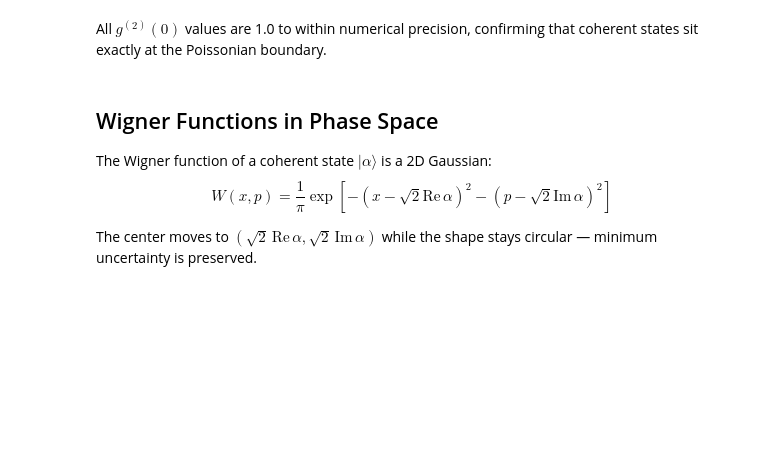
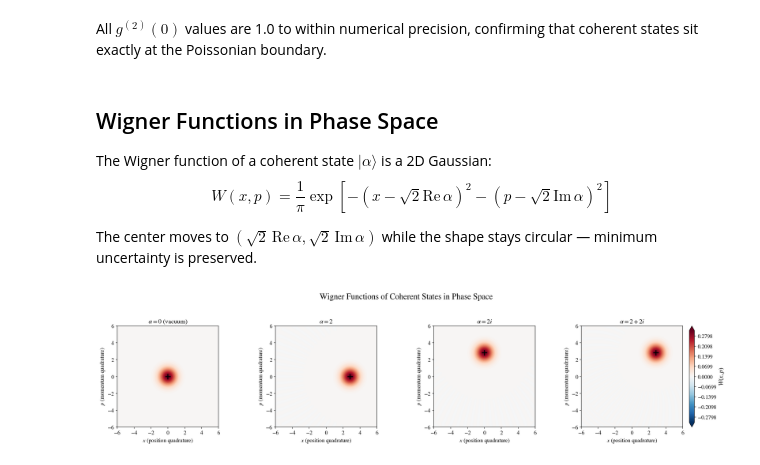
Before and after one commit to abbas-ahmad-cowlar/quantum-states-of-light, a Jupyter notebook: notebooks/02_coherent_states.ipynb, the cells around one changed output. Saved outputs shown, nothing was run; the diff lists cells and outputs as text; code cells hidden in the pictures; blank space fills up the shorter version.

Commit message:
Add 02 coherent states cell 19: fig, axes = plt.subplots(1, 4, figsize=(20, 4.5))

```diff
--- a/notebooks/02_coherent_states.ipynb
+++ b/notebooks/02_coherent_states.ipynb
@@ -298,3 +298,29 @@ $$W(x, p) = \frac{1}{\pi} \exp\left[-(x - \sqrt{2}\text{Re}\,\alpha)^2
 
 The center moves to $(\sqrt{2}\,\text{Re}\,\alpha, \sqrt{2}\,\text{Im}\,\alpha)$
 while the shape stays circular — minimum uncertainty is preserved.
+# %%
+fig, axes = plt.subplots(1, 4, figsize=(20, 4.5))
+wigner_alphas = [0, 2.0, 2.0j, 2+2j]
+wigner_labels = [r'$\alpha = 0$ (vacuum)', r'$\alpha = 2$',
+                 r'$\alpha = 2i$', r'$\alpha = 2+2i$']
+xvec = np.linspace(-6, 6, 200)
+
+for idx, (alpha, label) in enumerate(zip(wigner_alphas, wigner_labels)):
+    state = qutip.coherent(N, alpha)
+    ax, W = plot_wigner(state, xvec=xvec, title=label, ax=axes[idx],
+                         show_colorbar=(idx == 3))
+    norm = wigner_normalization(W, xvec, xvec)
+    assert np.isclose(norm, 1.0, atol=5e-3), f"Wigner integral for {label} = {norm}"
+
+    # Mark expected center
+    axes[idx].plot(np.sqrt(2)*np.real(alpha), np.sqrt(2)*np.imag(alpha),
+                   'k+', markersize=12, markeredgewidth=2)
+
+plt.suptitle('Wigner Functions of Coherent States in Phase Space',
+             fontsize=18, y=1.05)
+plt.tight_layout()
+plt.savefig(FIG_DIR / 'coherent_wigner_phase_space.png', bbox_inches='tight', dpi=300)
+plt.savefig(FIG_DIR / 'coherent_wigner_phase_space.svg', bbox_inches='tight')
+plt.show()
+# %% [output]
+[figure, added]
```
